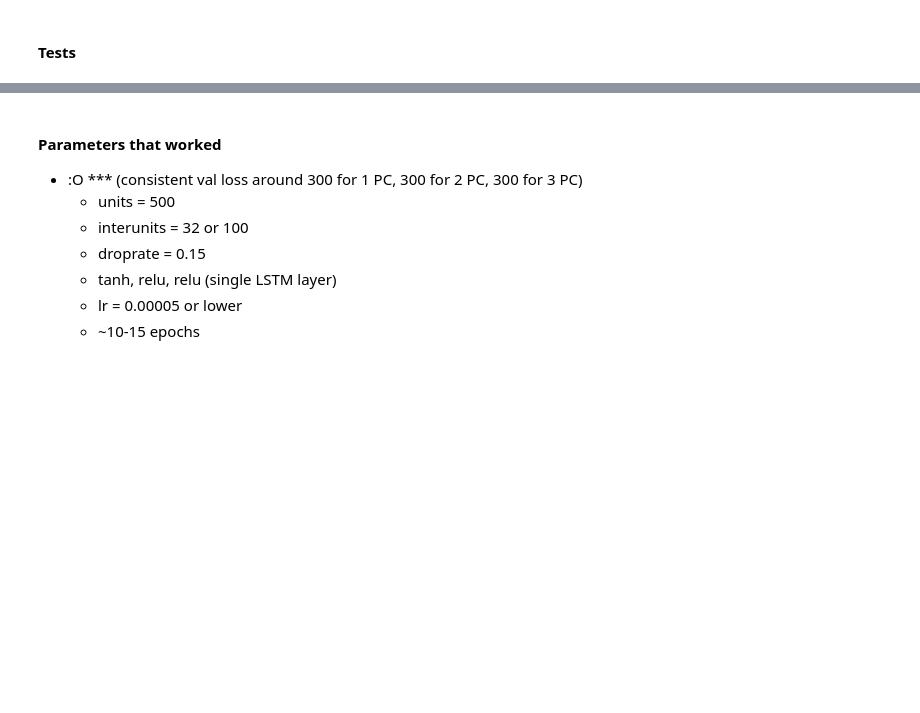
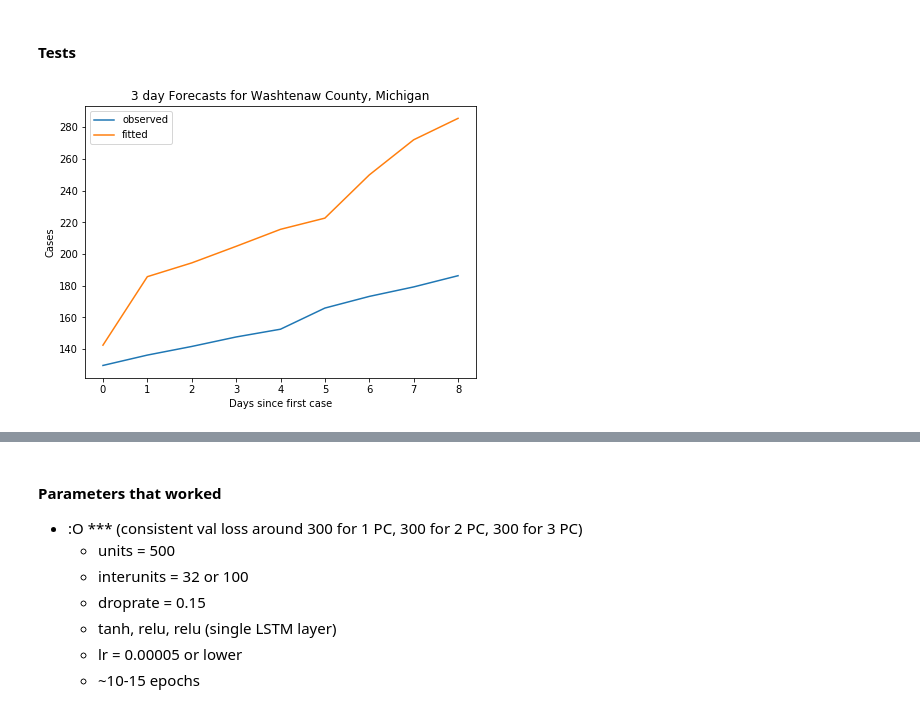
Before and after one commit to dafriedman97/COVID19_forecasts, a Jupyter notebook: forecasts.ipynb, the cells around one changed output, grey strips where cells are left out. Cells and saved outputs as stored; diff of their text form; code cells hidden in the pictures; blank space fills up the shorter version.

```diff
--- a/forecasts.ipynb
+++ b/forecasts.ipynb
@@ -298,15 +291,13 @@ ax.set(xlabel = 'Days since first case', ylabel = 'Cases', title = f'{d + 1} day
 # %% [markdown]
 #### Tests
 # %%
-# same thing but this time it's for mobtest
-grouped = mobtest.groupby(['state','county','ID'])
+joint = mobtest.append(mob).sort_values(['ID','date'])
+joint = joint[joint['date'] >= upto - np.timedelta64(nback - 1, 'D')] # only go to nback days before training ends (that way you're not predicitng any training)
+
+# same thing but this time it's for joint
+grouped = joint.groupby(['state','county','ID'])
 county_lens = grouped.apply(len).values
 nsamples = sum(np.maximum(county_lens - (nback + nahead - 1), 0)) # counts total number of samples we need # note that if it's shorter than nahead + nback, skip it
-# %%
-# DELETE
-grouped = mobtest.groupby(['state','county','ID'])
-county_lens = grouped.apply(len).values
-nsamples = sum(np.maximum(county_lens - (nback + nahead - 1), 0)) # counts total number of samples we need # note that if it's shorter than nahead + nback, skip it
 # %%
 # only run the commented out stuff if X/y/states/counties aren't already saved
 Xtest = np.empty((nsamples, nback, len(predictors)))
@@ -331,14 +322,19 @@ yhattest = mod.predict(Xtest)
 # %%
 county = 'Hudson'
 state = 'New Jersey'
 
+county = 'Washtenaw'
+state = 'Michigan'
+
 
 countyy = ytest[(countiestest == county) & (statestest == state)]
-countyyhat = yhat[(countiestest == county) & (statestest == state)]
+countyyhat = yhattest[(countiestest == county) & (statestest == state)]
 county_obs = len(countyy)
 
 fig, ax = plt.subplots(figsize = (7,5))
 d = 2
 sns.lineplot(range(county_obs), countyy[:,d], label = 'observed')
 sns.lineplot(range(county_obs), countyyhat[:,d], label = 'fitted')
 ax.set(xlabel = 'Days since first case', ylabel = 'Cases', title = f'{d + 1} day Forecasts for {county} County, {state}');
+# %% [output]
+[figure, added]
```
Also changed, not shown: parts of 14 cells of this notebook.
